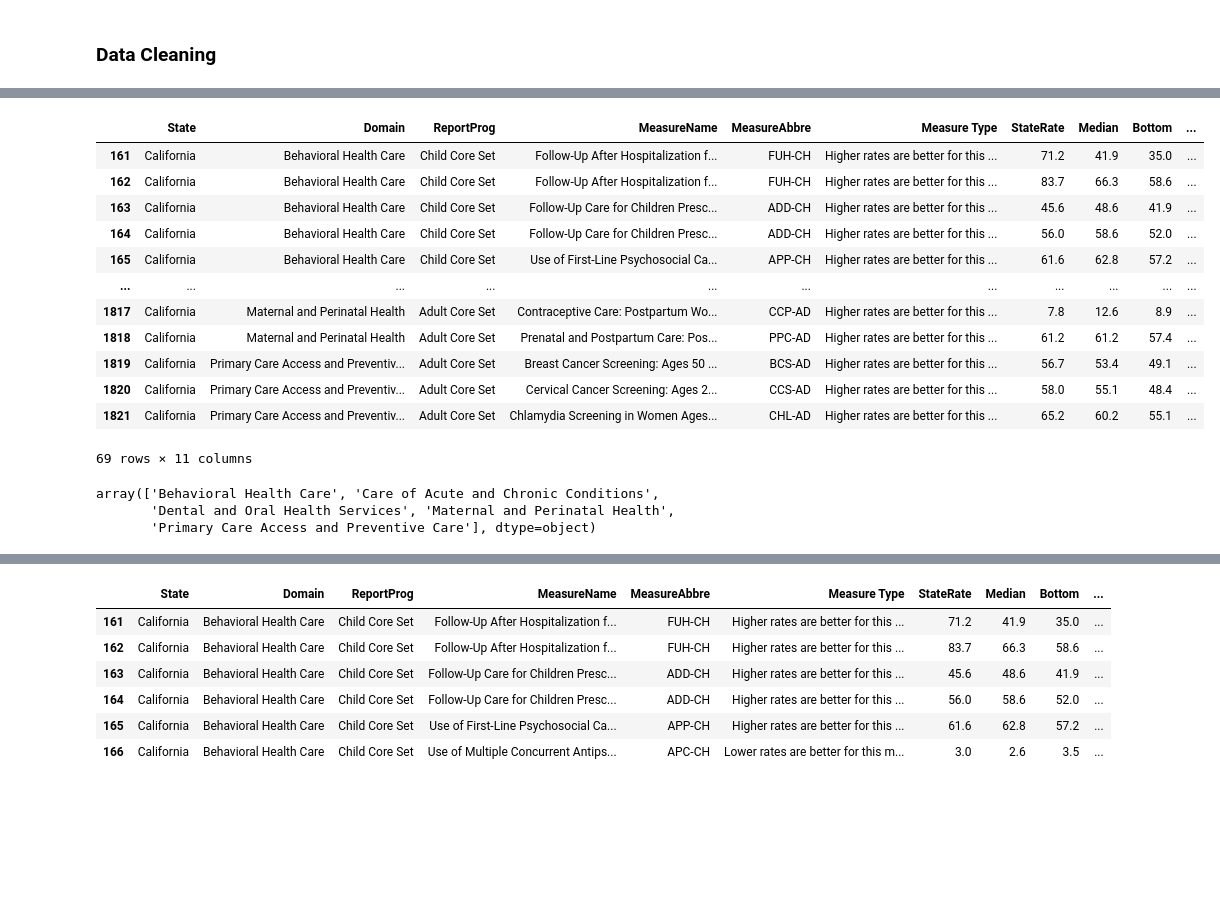
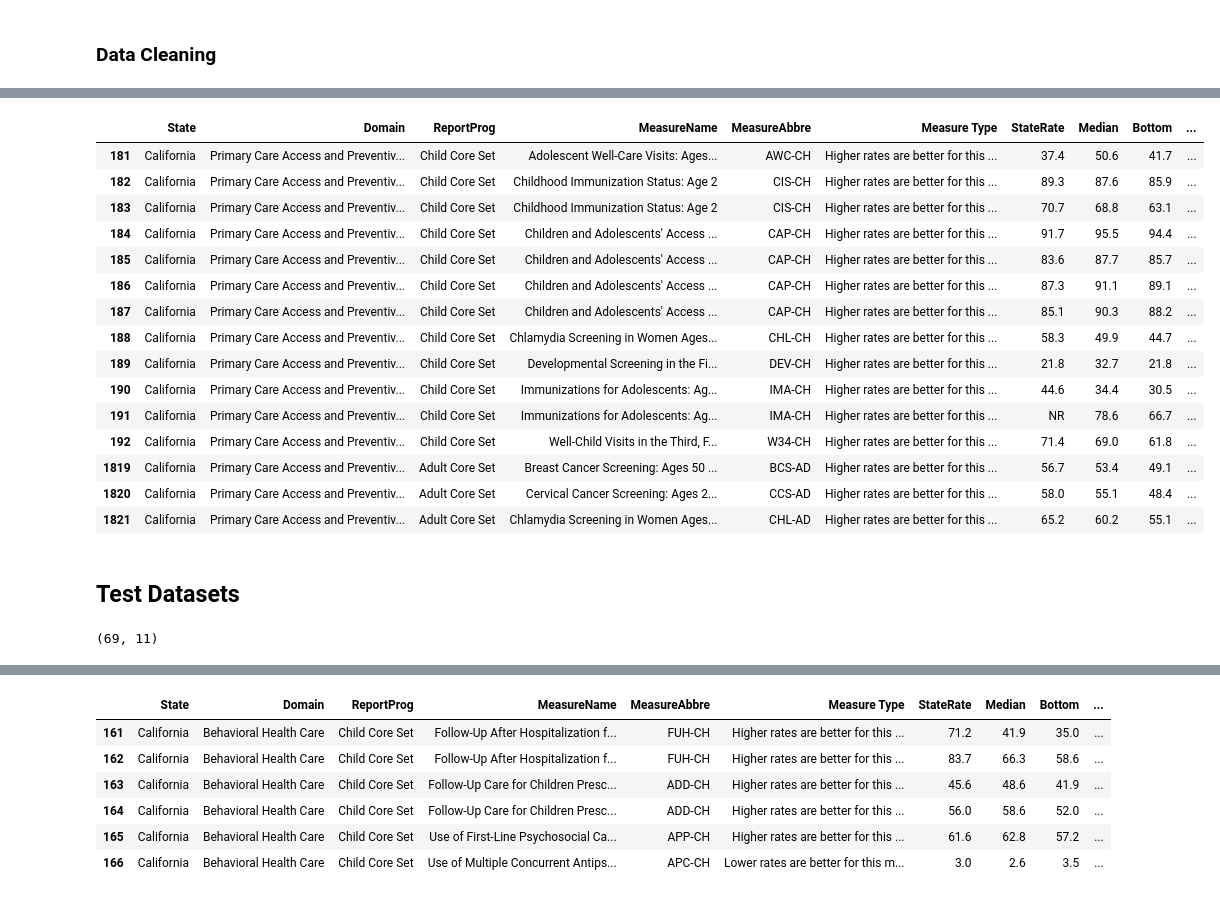
Before and after one commit to CORPUZ-2024/Medicaid_2019_Qual_Measure, a Jupyter notebook: 2019Medicaid.ipynb, the cells around one changed output, grey strips where cells are left out. Cells and saved outputs as stored; diff of their text form; code cells hidden in the pictures; blank space fills up the shorter version.

```diff
--- a/2019Medicaid.ipynb
+++ b/2019Medicaid.ipynb
@@ -224,0 +268,33 @@ viz_set = viz_set.rename(columns={
+# %%
+def domain_divider(df2):
+    dom_list=df2['Domain'].unique().tolist()
+    ## somehow take state name save as cur_state
+    length1= len(dom_list)
+    for i in range(length1):
+        cur_dom= dom_list[i]
+        cur_state= df2.State.unique()
+        name= cur_state+"_"+cur_dom
+        name= df2[(df2.Domain == cur_dom)]
+        #CA_BHC = CA_BHC.drop_duplicates(subset=['MeasureName'],keep= 'first')
+        name= name.drop_duplicates(subset=['MeasureName'],keep= 'first')
+        name=name.sort_values(by=['StateRate'], ascending=True)
+    return name
+# %%
+domain_divider(CA)
+# %% [output]
+|  | State | Domain | ReportProg | MeasureName | MeasureAbbre | Measure Type | StateRate | Median | Bottom | ... |
+| 181 | California | Primary Care Access and Preventiv... | Child Core Set | Adolescent Well-Care Visits: Ages... | AWC-CH | Higher rates are better for this ... | 37.4 | 50.6 | 41.7 | ... |
+| 182 | California | Primary Care Access and Preventiv... | Child Core Set | Childhood Immunization Status: Age 2 | CIS-CH | Higher rates are better for this ... | 89.3 | 87.6 | 85.9 | ... |
+| 183 | California | Primary Care Access and Preventiv... | Child Core Set | Childhood Immunization Status: Age 2 | CIS-CH | Higher rates are better for this ... | 70.7 | 68.8 | 63.1 | ... |
+| 184 | California | Primary Care Access and Preventiv... | Child Core Set | Children and Adolescents' Access ... | CAP-CH | Higher rates are better for this ... | 91.7 | 95.5 | 94.4 | ... |
+| 185 | California | Primary Care Access and Preventiv... | Child Core Set | Children and Adolescents' Access ... | CAP-CH | Higher rates are better for this ... | 83.6 | 87.7 | 85.7 | ... |
+| 186 | California | Primary Care Access and Preventiv... | Child Core Set | Children and Adolescents' Access ... | CAP-CH | Higher rates are better for this ... | 87.3 | 91.1 | 89.1 | ... |
+| 187 | California | Primary Care Access and Preventiv... | Child Core Set | Children and Adolescents' Access ... | CAP-CH | Higher rates are better for this ... | 85.1 | 90.3 | 88.2 | ... |
+| 188 | California | Primary Care Access and Preventiv... | Child Core Set | Chlamydia Screening in Women Ages... | CHL-CH | Higher rates are better for this ... | 58.3 | 49.9 | 44.7 | ... |
+| 189 | California | Primary Care Access and Preventiv... | Child Core Set | Developmental Screening in the Fi... | DEV-CH | Higher rates are better for this ... | 21.8 | 32.7 | 21.8 | ... |
+| 190 | California | Primary Care Access and Preventiv... | Child Core Set | Immunizations for Adolescents: Ag... | IMA-CH | Higher rates are better for this ... | 44.6 | 34.4 | 30.5 | ... |
+| 191 | California | Primary Care Access and Preventiv... | Child Core Set | Immunizations for Adolescents: Ag... | IMA-CH | Higher rates are better for this ... | NR | 78.6 | 66.7 | ... |
+| 192 | California | Primary Care Access and Preventiv... | Child Core Set | Well-Child Visits in the Third, F... | W34-CH | Higher rates are better for this ... | 71.4 | 69.0 | 61.8 | ... |
+| 1819 | California | Primary Care Access and Preventiv... | Adult Core Set | Breast Cancer Screening: Ages 50 ... | BCS-AD | Higher rates are better for this ... | 56.7 | 53.4 | 49.1 | ... |
+| 1820 | California | Primary Care Access and Preventiv... | Adult Core Set | Cervical Cancer Screening: Ages 2... | CCS-AD | Higher rates are better for this ... | 58.0 | 55.1 | 48.4 | ... |
+| 1821 | California | Primary Care Access and Preventiv... | Adult Core Set | Chlamydia Screening in Women Ages... | CHL-AD | Higher rates are better for this ... | 65.2 | 60.2 | 55.1 | ... |
@@ -225,26 +333,10 @@ viz_set = viz_set.rename(columns={
+# %% [markdown]
+## Test Datasets
 # %%
 CA = viz_set[(viz_set.State == 'California')]
-CA
+CA.shape
 # %% [output]
-|  | State | Domain | ReportProg | MeasureName | MeasureAbbre | Measure Type | StateRate | Median | Bottom | ... |
-| 161 | California | Behavioral Health Care | Child Core Set | Follow-Up After Hospitalization f... | FUH-CH | Higher rates are better for this ... | 71.2 | 41.9 | 35.0 | ... |
-| 162 | California | Behavioral Health Care | Child Core Set | Follow-Up After Hospitalization f... | FUH-CH | Higher rates are better for this ... | 83.7 | 66.3 | 58.6 | ... |
-| 163 | California | Behavioral Health Care | Child Core Set | Follow-Up Care for Children Presc... | ADD-CH | Higher rates are better for this ... | 45.6 | 48.6 | 41.9 | ... |
-| 164 | California | Behavioral Health Care | Child Core Set | Follow-Up Care for Children Presc... | ADD-CH | Higher rates are better for this ... | 56.0 | 58.6 | 52.0 | ... |
-| 165 | California | Behavioral Health Care | Child Core Set | Use of First-Line Psychosocial Ca... | APP-CH | Higher rates are better for this ... | 61.6 | 62.8 | 57.2 | ... |
-| ... | ... | ... | ... | ... | ... | ... | ... | ... | ... | ... |
-| 1817 | California | Maternal and Perinatal Health | Adult Core Set | Contraceptive Care: Postpartum Wo... | CCP-AD | Higher rates are better for this ... | 7.8 | 12.6 | 8.9 | ... |
-| 1818 | California | Maternal and Perinatal Health | Adult Core Set | Prenatal and Postpartum Care: Pos... | PPC-AD | Higher rates are better for this ... | 61.2 | 61.2 | 57.4 | ... |
-| 1819 | California | Primary Care Access and Preventiv... | Adult Core Set | Breast Cancer Screening: Ages 50 ... | BCS-AD | Higher rates are better for this ... | 56.7 | 53.4 | 49.1 | ... |
-| 1820 | California | Primary Care Access and Preventiv... | Adult Core Set | Cervical Cancer Screening: Ages 2... | CCS-AD | Higher rates are better for this ... | 58.0 | 55.1 | 48.4 | ... |
-| 1821 | California | Primary Care Access and Preventiv... | Adult Core Set | Chlamydia Screening in Women Ages... | CHL-AD | Higher rates are better for this ... | 65.2 | 60.2 | 55.1 | ... |
-69 rows × 11 columns
+(69, 11)
 # %%
 #medicaid[(medicaid.State == 'California')]
 CA_CS= CA[(CA.ReportProg =='Child Core Set')]
-# %%
-CA['Domain'].unique()
-# %% [output]
-array(['Behavioral Health Care', 'Care of Acute and Chronic Conditions',
-       'Dental and Oral Health Services', 'Maternal and Perinatal Health',
-       'Primary Care Access and Preventive Care'], dtype=object)
```
Also changed, not shown: parts of 15 cells of this notebook.
